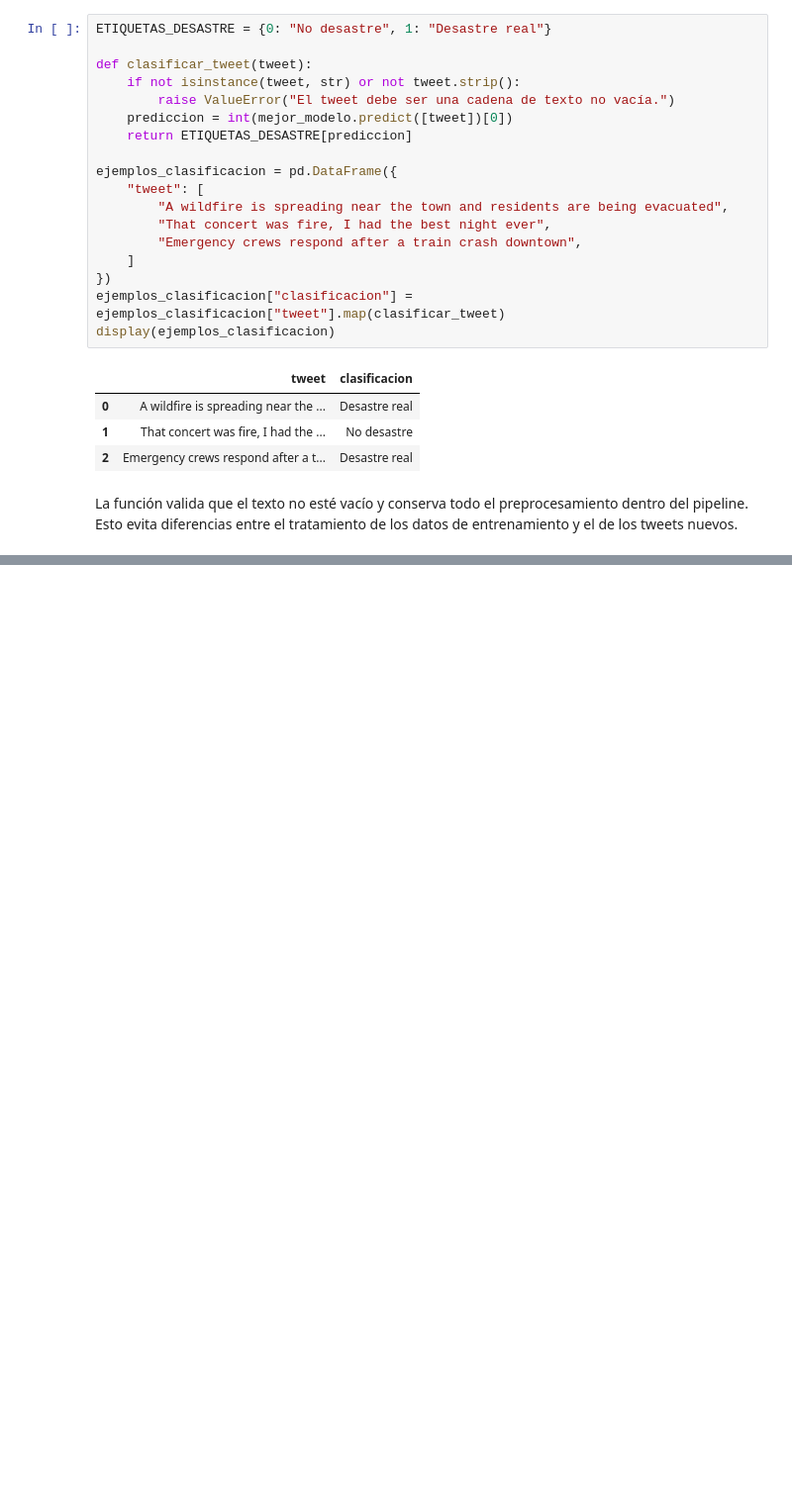
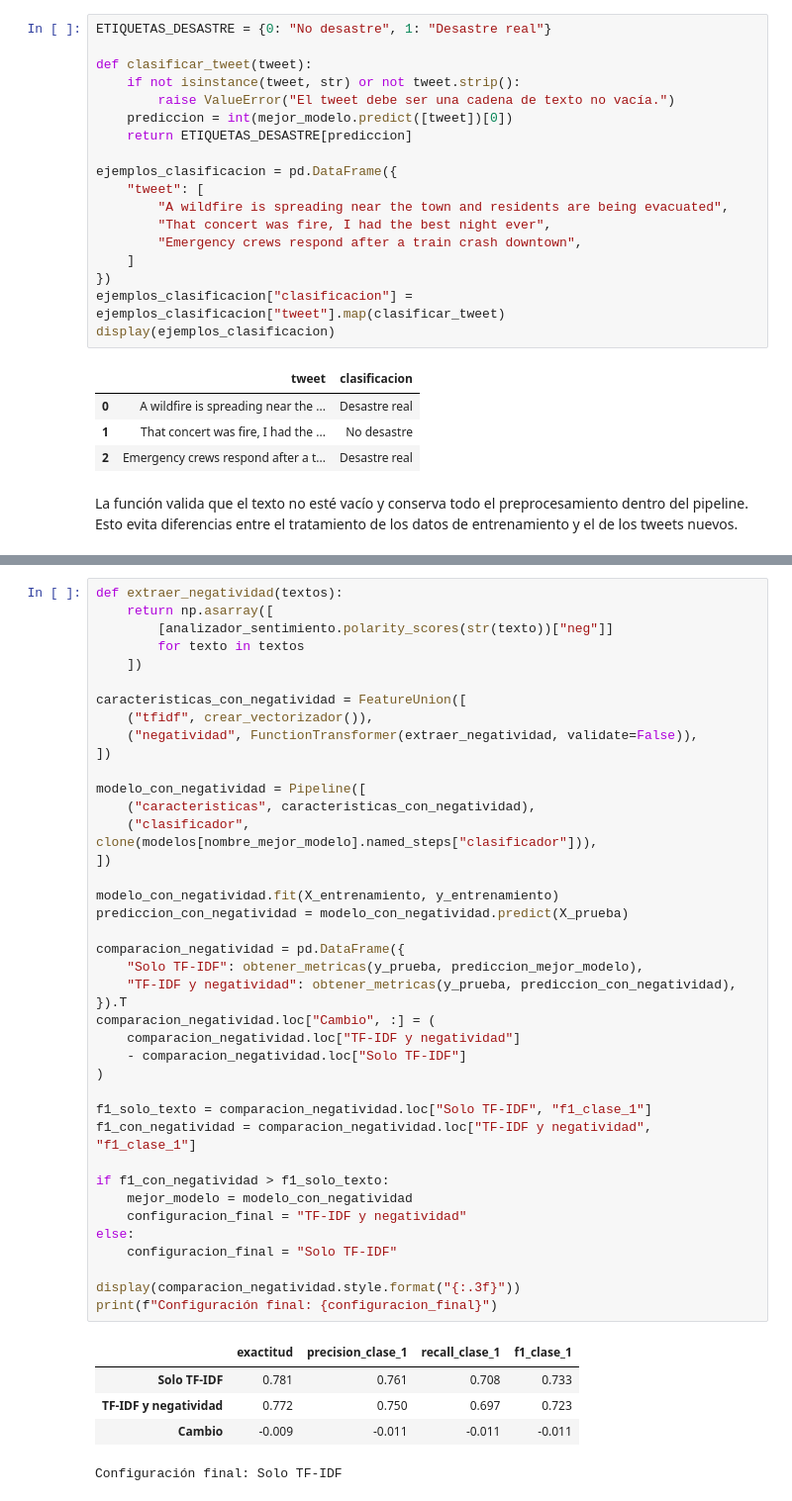
Before and after one commit to Ninaswiftie09/Data_Science, a Jupyter notebook: notebooks/laboratorio_5.ipynb, the cells around one changed output, grey strips where cells are left out. Shown at 99% size. Saved outputs shown, nothing was run; the diff lists cells and outputs as text; blank space fills up the shorter version.

```diff
--- a/notebooks/laboratorio_5.ipynb
+++ b/notebooks/laboratorio_5.ipynb
@@ -577,0 +778,46 @@ La función valida que el texto no esté vacío y conserva todo el preprocesamie
+# %%
+def extraer_negatividad(textos):
+    return np.asarray([
+        [analizador_sentimiento.polarity_scores(str(texto))["neg"]]
+        for texto in textos
+    ])
+
+caracteristicas_con_negatividad = FeatureUnion([
+    ("tfidf", crear_vectorizador()),
+    ("negatividad", FunctionTransformer(extraer_negatividad, validate=False)),
+])
+
+modelo_con_negatividad = Pipeline([
+    ("caracteristicas", caracteristicas_con_negatividad),
+    ("clasificador", clone(modelos[nombre_mejor_modelo].named_steps["clasificador"])),
+])
+
+modelo_con_negatividad.fit(X_entrenamiento, y_entrenamiento)
+prediccion_con_negatividad = modelo_con_negatividad.predict(X_prueba)
+
+comparacion_negatividad = pd.DataFrame({
+    "Solo TF-IDF": obtener_metricas(y_prueba, prediccion_mejor_modelo),
+    "TF-IDF y negatividad": obtener_metricas(y_prueba, prediccion_con_negatividad),
+}).T
+comparacion_negatividad.loc["Cambio", :] = (
+    comparacion_negatividad.loc["TF-IDF y negatividad"]
+    - comparacion_negatividad.loc["Solo TF-IDF"]
+)
+
+f1_solo_texto = comparacion_negatividad.loc["Solo TF-IDF", "f1_clase_1"]
+f1_con_negatividad = comparacion_negatividad.loc["TF-IDF y negatividad", "f1_clase_1"]
+
+if f1_con_negatividad > f1_solo_texto:
+    mejor_modelo = modelo_con_negatividad
+    configuracion_final = "TF-IDF y negatividad"
+else:
+    configuracion_final = "Solo TF-IDF"
+
+display(comparacion_negatividad.style.format("{:.3f}"))
+print(f"Configuración final: {configuracion_final}")
+# %% [output]
+|  | exactitud | precision_clase_1 | recall_clase_1 | f1_clase_1 |
+| Solo TF-IDF | 0.781 | 0.761 | 0.708 | 0.733 |
+| TF-IDF y negatividad | 0.772 | 0.750 | 0.697 | 0.723 |
+| Cambio | -0.009 | -0.011 | -0.011 | -0.011 |
+Configuración final: Solo TF-IDF
```
Also changed, not shown: parts of 15 cells of this notebook.
